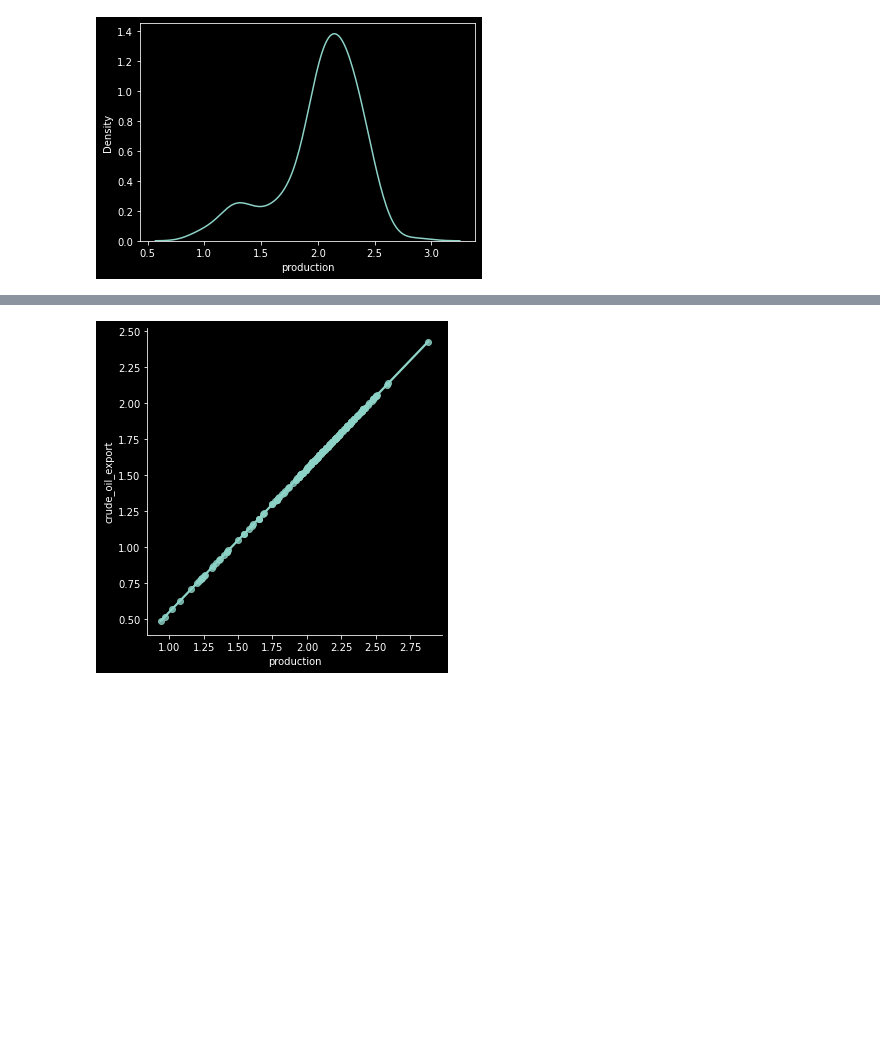
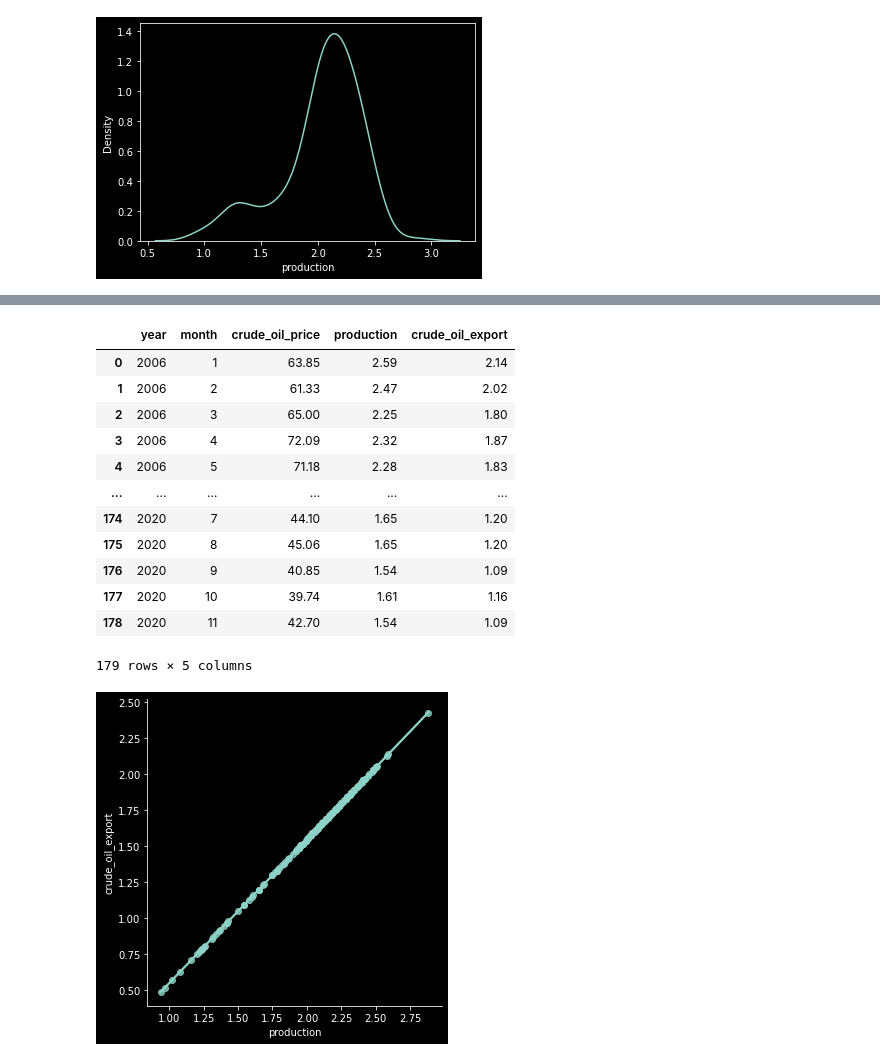
Before and after one commit to TelRich/Crude_Oil_Export_Prediction, a Jupyter notebook: crude_oil.ipynb, the cells around one changed output, grey strips where cells are left out. Cells and saved outputs as stored; diff of their text form; code cells hidden in the pictures; blank space fills up the shorter version.

```diff
--- a/crude_oil.ipynb
+++ b/crude_oil.ipynb
@@ -110,3 +132,19 @@ sb.kdeplot(x=crudeOil.production)
+# %%
+crudeOil[~(crudeOil.production < 1.50)]
+# %% [output]
+|  | year | month | crude_oil_price | production | crude_oil_export |
+| 0 | 2006 | 1 | 63.85 | 2.59 | 2.14 |
+| 1 | 2006 | 2 | 61.33 | 2.47 | 2.02 |
+| 2 | 2006 | 3 | 65.00 | 2.25 | 1.80 |
+| 3 | 2006 | 4 | 72.09 | 2.32 | 1.87 |
+| 4 | 2006 | 5 | 71.18 | 2.28 | 1.83 |
+| ... | ... | ... | ... | ... | ... |
+| 174 | 2020 | 7 | 44.10 | 1.65 | 1.20 |
+| 175 | 2020 | 8 | 45.06 | 1.65 | 1.20 |
+| 176 | 2020 | 9 | 40.85 | 1.54 | 1.09 |
+| 177 | 2020 | 10 | 39.74 | 1.61 | 1.16 |
+| 178 | 2020 | 11 | 42.70 | 1.54 | 1.09 |
+179 rows × 5 columns
 # %%
 sb.lmplot(data=crudeOil, x="production", y="crude_oil_export", fit_reg=True, ci=None);
 # %% [output]
```
Also changed, not shown: parts of 4 cells of this notebook.
